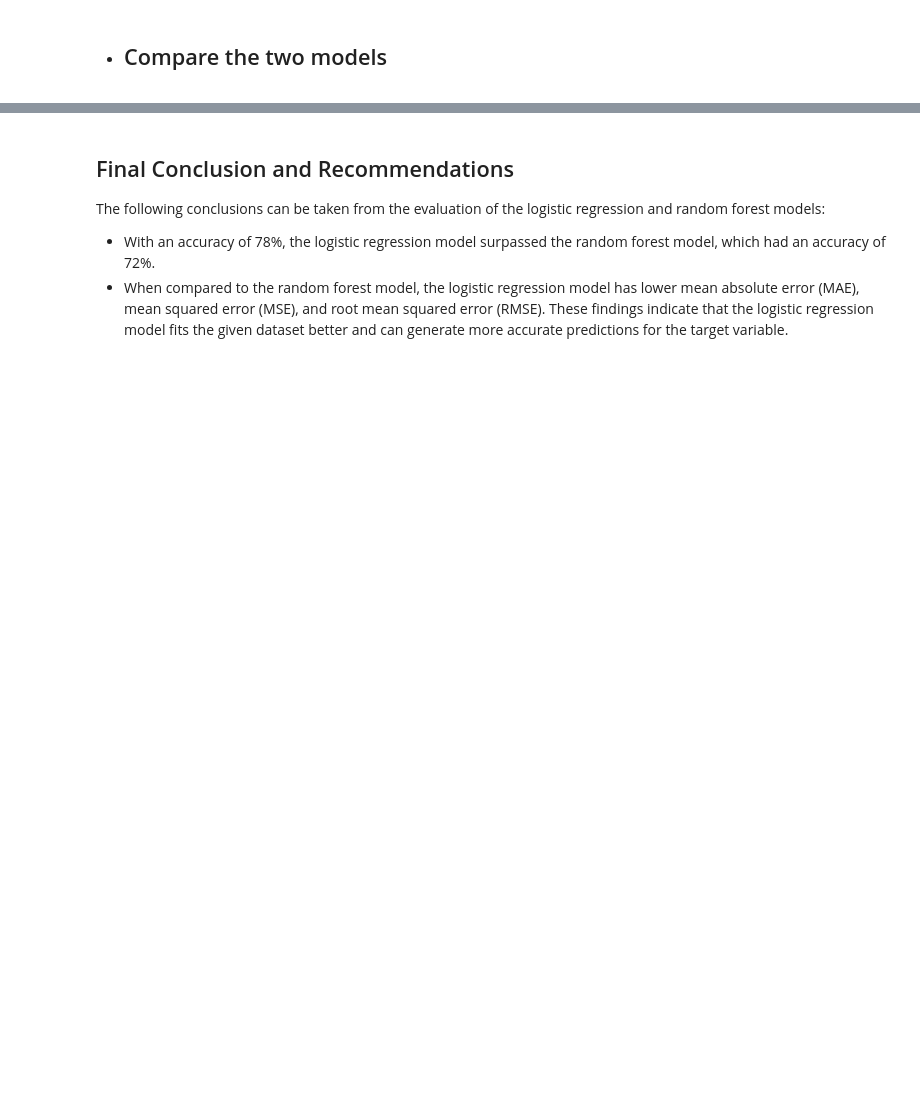
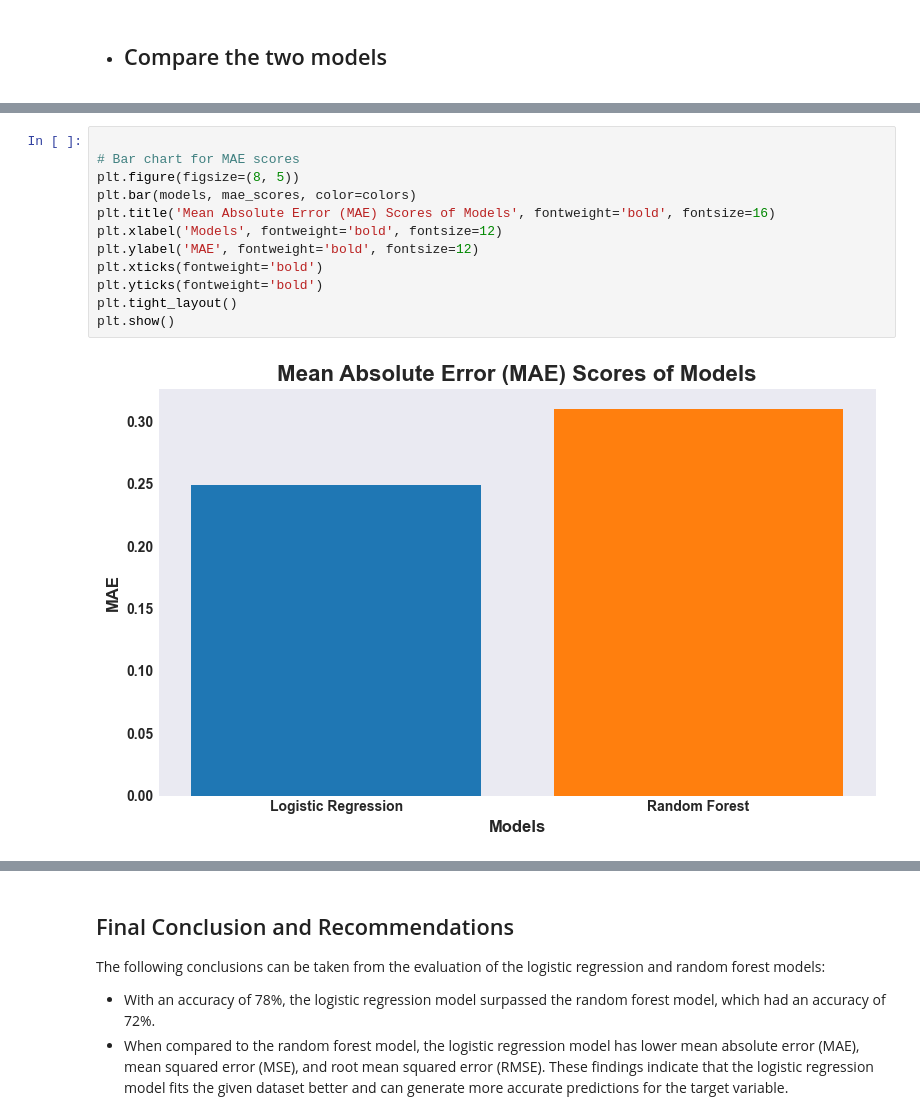
Before and after one commit to Tuwaiq-Data-Science-Bootcamp-V3/Bootcamp-Project-4-Machine-Learning, a Jupyter notebook: MLproject.ipynb, the cells around one changed output, grey strips where cells are left out. Drawn from its saved outputs; the diff is of its cells as text; blank space fills up the shorter version.

```diff
--- a/MLproject.ipynb
+++ b/MLproject.ipynb
@@ -512,0 +534,14 @@ Text(0.5, 1.0, 'Model Accuracy')
+# %%
+
+# Bar chart for MAE scores
+plt.figure(figsize=(8, 5))
+plt.bar(models, mae_scores, color=colors)
+plt.title('Mean Absolute Error (MAE) Scores of Models', fontweight='bold', fontsize=16)
+plt.xlabel('Models', fontweight='bold', fontsize=12)
+plt.ylabel('MAE', fontweight='bold', fontsize=12)
+plt.xticks(fontweight='bold')
+plt.yticks(fontweight='bold')
+plt.tight_layout()
+plt.show()
+# %% [output]
+[figure, added]
```
Also changed, not shown: parts of 25 cells of this notebook.
